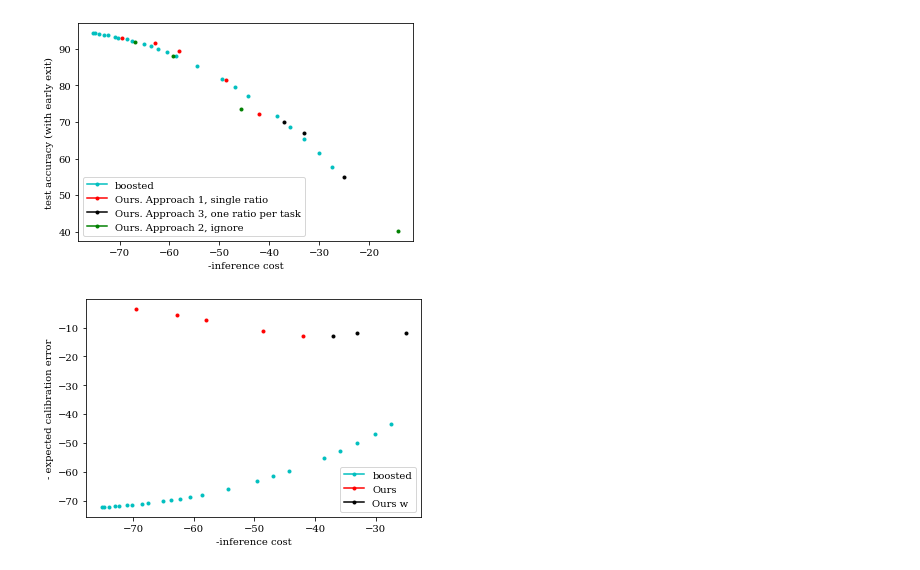
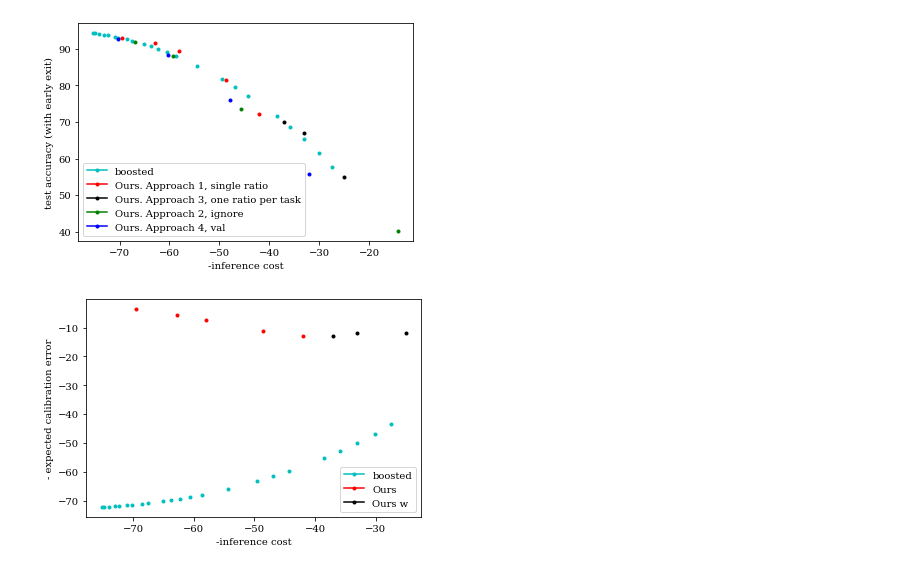
Before and after one commit to networkslab/dynn, a Jupyter notebook: src/notebooks/ce_ic_tradeoff.ipynb, the cells around one changed output. Saved outputs shown, nothing was run; the diff lists cells and outputs as text; code cells hidden in the pictures.

Commit message:
tidy up the different approaches

```diff
--- a/src/notebooks/ce_ic_tradeoff.ipynb
+++ b/src/notebooks/ce_ic_tradeoff.ipynb
@@ -168,35 +168,42 @@ our_2results = create_list_to_plot(app2, label,marker, color ,marker_label)
+# %%
+app4 = []
+label = 'Ours. Approach 4, val'
+marker_label = 'Ours. Approach 4, val'
+color = 'b'
+marker = '.'
+our_4results = create_list_to_plot(app4, label,marker, color ,marker_label)
 # %%
 font = {'family' : 'serif',
         'size'   : 10}
 
-combined_dicts = boosted_list_dict+our_results+our_wresults+our_2results
+combined_dicts = boosted_list_dict+our_results+our_wresults+our_2results+our_4results
 matplotlib.rc('font', **font)
 
 fig = plt.figure()
 ax = plt.subplot(111)
 legend_patches_dict = {}
 for dict_of_result in combined_dicts:
     label = dict_of_result['label']
     marker_label = dict_of_result['marker_label']
     cost = dict_of_result['cost']
     marker = dict_of_result['marker']
     gated_acc = dict_of_result['gated_acc']
     if not marker_label in legend_patches_dict.keys():
         legend_patches_dict[marker_label] = {'color': dict_of_result['color'], 'marker': marker}
     ax.plot(-cost, gated_acc, marker, color=dict_of_result['color'])
 # fig.xlabel('- inference cost')
 patches = []
 for patch in legend_patches_dict.keys():
     patches.append(mlines.Line2D([], [], color=legend_patches_dict[patch]['color'], marker = legend_patches_dict[patch]['marker'], label=patch))
 ax.legend(handles=patches)
 ax.set_xlabel('-inference cost')
 ax.set_ylabel('test accuracy (with early exit)')
 # ax.legend(bbox_to_anchor=(1.1, 1.05, 0.5, 0.2))
 ax.set_in_layout(in_layout=True)
 
 plt.savefig('perf_cost_app1vs3.pdf')
 # %% [output]
-[figure, old version]
+[figure, new version]
 # %%
 plt.close()
 # %%
```
Also changed, not shown: parts of 2 cells of this notebook, 5 other files.
